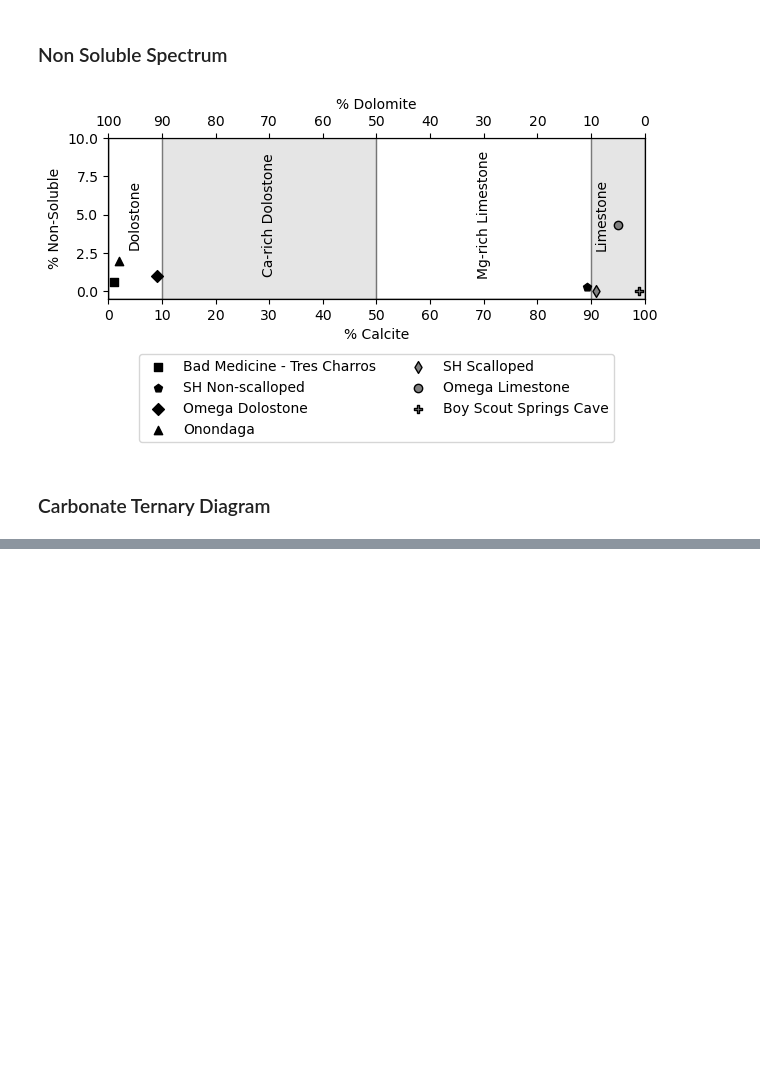
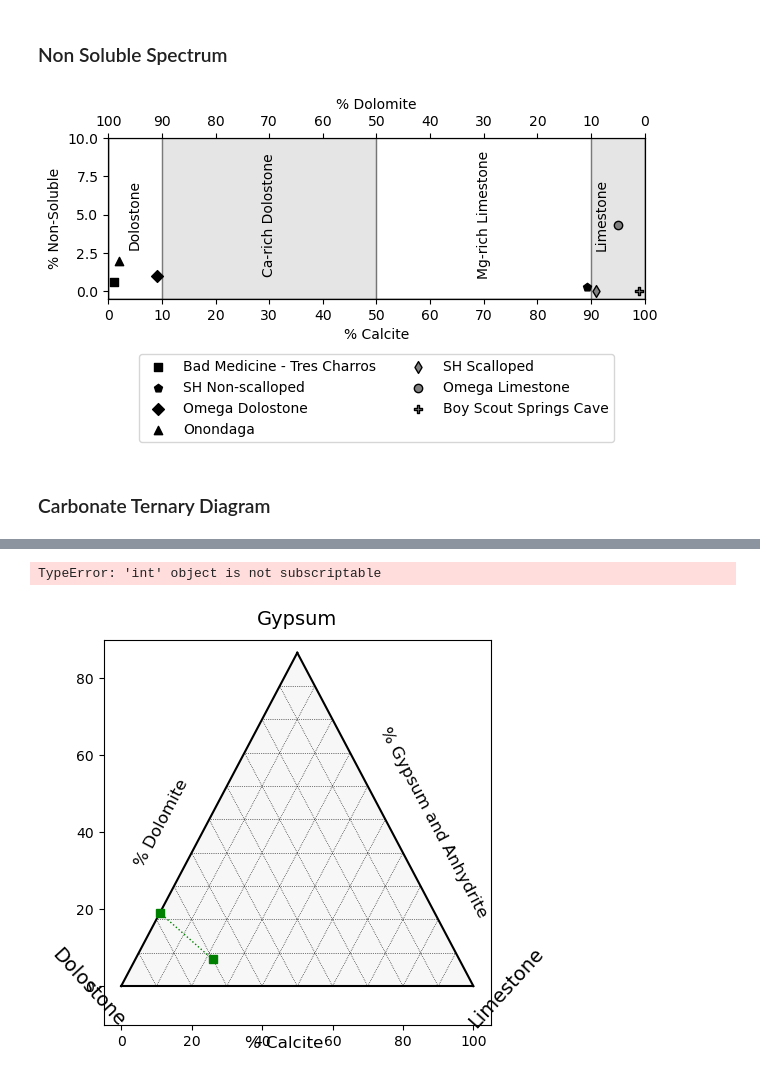
Before and after one commit to ethanoleson/Scallop_code, a Jupyter notebook: Thin Section/ternary_diagram.ipynb, the cells around one changed output, grey strips where cells are left out. Drawn from its saved outputs; the diff is of its cells as text; code cells hidden in the pictures; blank space fills up the shorter version.

```diff
--- a/Thin Section/ternary_diagram.ipynb
+++ b/Thin Section/ternary_diagram.ipynb
@@ -260,0 +219,58 @@ AttributeError: module 'ternary' has no attribute 'figure'
+# %%
+import ternary
+scale = 100
+
+figure, tax = ternary.figure(scale=scale)
+figure.set_size_inches(5, 5)
+
+# Draw Boundary and Gridlines
+tax.boundary(linewidth=1.5)
+
+tax.gridlines(color="black", multiple=10, linewidth=0.5)
+
+# Set Axis labels and Title
+fontsize = 14
+offset = 0.14
+tax.left_axis_label("% Dolomite", fontsize=12, offset=offset)
+tax.right_axis_label("% Gypsum and Anhydrite", fontsize=12, offset=offset)
+tax.bottom_axis_label("% Calcite", fontsize=12, offset=offset)
+tax.right_corner_label("Limestone", rotation= 45, fontsize=fontsize, offset = 0.2)
+tax.top_corner_label("Gypsum", fontsize=fontsize, offset = .2)
+tax.left_corner_label("Dolostone", rotation= -45, fontsize=fontsize, offset = 0.2)
+
+BMTC80823A = (0, 100, 0)
+Omega71923A = (0, 0, 100)
+Omega71923B = (0, 91.95, 8.05)
+Onon83123A = (0 , 99.33, 0.67)
+PRC111123A = (85.57,0, 14.03)
+LPSC = (0, 9.333, 90.667)
+LPNS = (0, 10.7, 89.3 )
+BSS = (0, 1, 99)
+
+p1 = (22, 8, 10)
+p2 = (0, 22, 16)
+tax.line(p1, p2, linewidth=1, marker='s', color='green', linestyle=":")
+
+tax.plot(BMTC80823A, color='black', marker='s',  edgecolors= 'black', label='Bad Medicine - Tres Charros')
+tax.scatter(LPNS, color = 'black', marker = 'p', edgecolors= 'black', label = 'SH Non-scalloped')
+tax.scatter(Omega71923B, color='black', marker='D',  edgecolors= 'black', label='Omega Dolomite')
+tax.scatter(Onon83123A, color='black', marker='^',  edgecolors= 'black', label='Onondaga')
+tax.scatter(PRC111123A, color = 'gray', marker = '*', edgecolors= 'black', label = 'Parks Ranch Cave')
+tax.scatter(LPSC, color = 'gray', marker = 'd', edgecolors= 'black', label = 'SH Scalloped')
+tax.scatter(Omega71923A, color='gray', marker='o',  edgecolors= 'black', label='Omega Big Lime')
+tax.scatter(BSS, color = 'gray', marker = 'P',  edgecolors= 'black', label='Boy Scout Springs')
+
+# Set ticks
+tax.ticks(axis='lbr', linewidth=1, offset=0.02, multiple= 10)
+
+# Background color
+tax.set_background_color(color="whitesmoke", alpha=0.7) # the detault, essentially
+
+# Remove default Matplotlib Axes
+tax.clear_matplotlib_ticks()
+tax.get_axes().axis('off')
+
+ternary.plt.show()
+# %% [output]
+TypeError: 'int' object is not subscriptable
+[figure, added]
```
Also changed, not shown: parts of 3 cells of this notebook, 2 other files.
